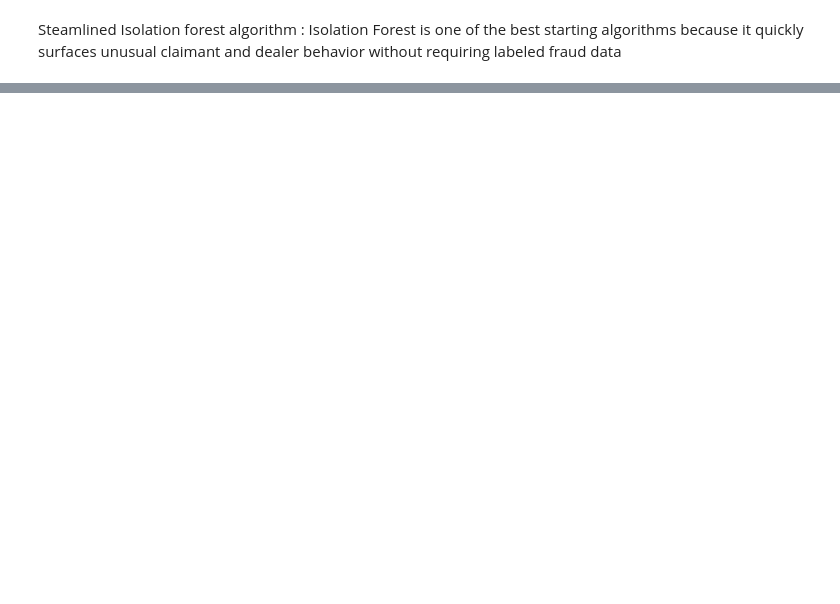
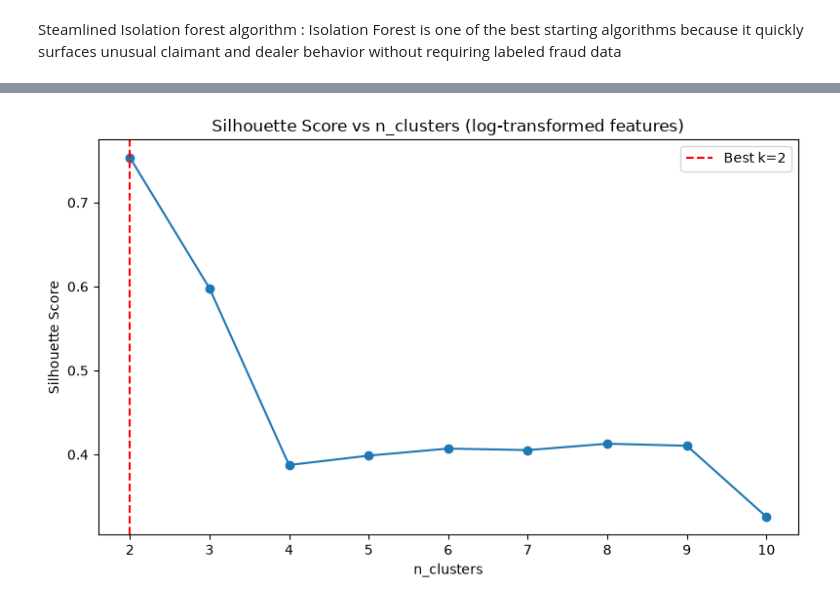
Before and after one commit to Lubina-ops/Claims-audit-and-fraud-detection, a Jupyter notebook: KM_Claim_data_Intial_Analysis.ipynb, the cells around one changed output, grey strips where cells are left out. Cells and saved outputs as stored; diff of their text form; code cells hidden in the pictures; blank space fills up the shorter version.

```diff
--- a/KM_Claim_data_Intial_Analysis.ipynb
+++ b/KM_Claim_data_Intial_Analysis.ipynb
@@ -1223,0 +1776,90 @@ Percent flagged = 10.01%
+# %%
+
+from sklearn.metrics import silhouette_score
+
+# ============================================================================
+# RE-RUN KMEANS: log-transform skewed count features + tune n_clusters
+# via silhouette score for more balanced, interpretable clusters
+# ============================================================================
+
+# 1. Identify skewed count/rate columns to log-transform (log1p handles 0s)
+skew_cols = [
+    'total_claims', 'num_dealers', 'num_products',
+    'fraud_flag_count', 'anomaly_flag_count',
+    'high_quantity_anomaly_flag_count', 'low_quantity_anomaly_flag_count',
+    'high_monthly_claim_activity_flag_count', 'low_monthly_claim_activity_flag_count',
+    'high_monthly_units_flag_count', 'claims_over_90days',
+]
+skew_cols = [c for c in skew_cols if c in claimant_features.columns]
+
+X_log = claimant_features[feature_cols].replace([np.inf, -np.inf], np.nan).fillna(0).astype('float64')
+
+for c in skew_cols:
+    X_log[c] = np.log1p(X_log[c].clip(lower=0))
+
+# drop constant columns after transform
+non_constant_cols_log = X_log.columns[X_log.nunique() > 1].tolist()
+if not non_constant_cols_log:
+    non_constant_cols_log = feature_cols
+X_log = X_log[non_constant_cols_log]
+
+X_log_scaled = RobustScaler().fit_transform(X_log)
+X_log_scaled = np.nan_to_num(X_log_scaled, nan=0.0, posinf=0.0, neginf=0.0)
+
+# 2. Tune n_clusters via silhouette score
+sil_scores = {}
+for k in range(2, 11):
+    km_trial = KMeans(n_clusters=k, random_state=42, n_init=10)
+    labels_trial = km_trial.fit_predict(X_log_scaled)
+    score = silhouette_score(X_log_scaled, labels_trial)
+    sil_scores[k] = score
+    print(f"n_clusters={k}: silhouette_score={score:.4f}")
+
+best_k = max(sil_scores, key=sil_scores.get)
+print(f"\nBest n_clusters based on silhouette score: {best_k} "
+      f"(score={sil_scores[best_k]:.4f})")
+
+# 3. Re-run KMeans with the best n_clusters on log-transformed features
+km_final = KMeans(n_clusters=best_k, random_state=42, n_init=10)
+cluster_labels_log = km_final.fit_predict(X_log_scaled)
+
+distances_log = np.linalg.norm(
+    X_log_scaled - km_final.cluster_centers_[cluster_labels_log],
+    axis=1
+)
+threshold_log = np.percentile(distances_log, 95)
+kmeans_flag_log = (distances_log >= threshold_log).astype(int)
+
+kmeans_result_log = {
+    'name': 'KMeans_log',
+    'flag': kmeans_flag_log,
+    'score': distances_log,
+    'cluster_labels': cluster_labels_log,
+}
+
+# 4. Summarize cluster sizes and anomaly counts
+cluster_summary_log = pd.DataFrame({
+    'cluster': cluster_labels_log,
+    'is_anomaly': kmeans_flag_log
+}).groupby('cluster')['is_anomaly'].agg(['count', 'sum']).rename(
+    columns={'count': 'total_points', 'sum': 'anomalies'}
+)
+
+print("\nCluster sizes & anomaly counts (log-transformed, tuned k):")
+display(cluster_summary_log)
+
+# 5. Plot silhouette scores vs n_clusters
+plt.figure(figsize=(8, 5))
+plt.plot(list(sil_scores.keys()), list(sil_scores.values()), marker='o')
+plt.axvline(best_k, color='red', linestyle='--', label=f'Best k={best_k}')
+plt.title('Silhouette Score vs n_clusters (log-transformed features)')
+plt.xlabel('n_clusters')
+plt.ylabel('Silhouette Score')
+plt.legend()
+plt.tight_layout()
+plt.show()
+
+# 6. Add results to multi_model_results for comparison
+multi_model_results['KMeans_log_flag'] = kmeans_flag_log
+multi_model_results['KMeans_log_score'] = distances_log
+# %% [output]
@@ -1223,0 +1883 @@ Percent flagged = 10.01%
+[figure, added]
```
Also changed, not shown: parts of 81 cells of this notebook.
